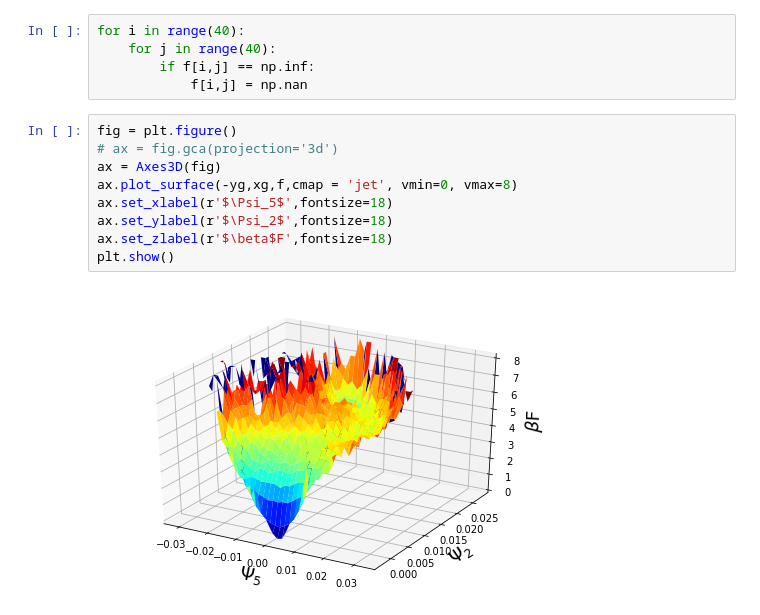
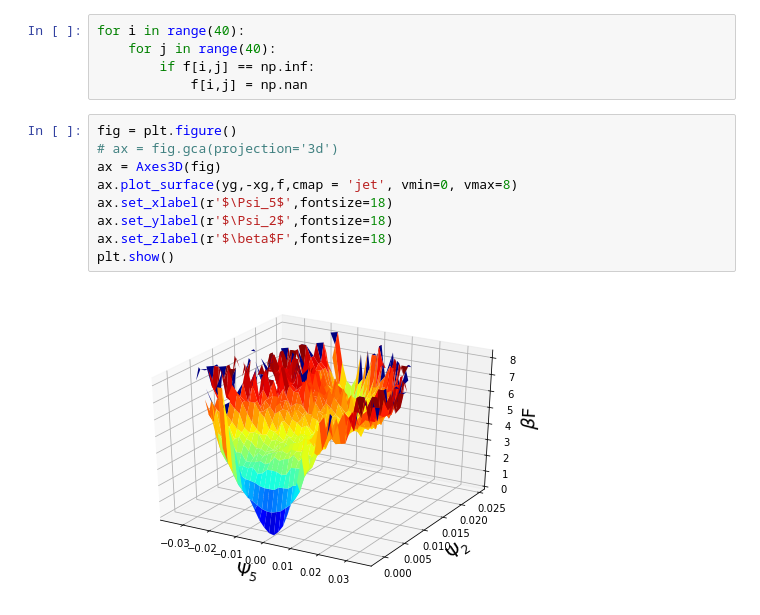
Before and after one commit to berylxzhang/candidacy-pipeline, a Jupyter notebook: 5. h2t series Nystrom Extension.ipynb, the cells around one changed output. Saved outputs shown, nothing was run; the diff lists cells and outputs as text.

```diff
--- a/5. h2t series Nystrom Extension.ipynb
+++ b/5. h2t series Nystrom Extension.ipynb
@@ -189,11 +196,11 @@ for i in range(40):
 # %%
 fig = plt.figure()
 # ax = fig.gca(projection='3d')
 ax = Axes3D(fig)
-ax.plot_surface(-yg,xg,f,cmap = 'jet', vmin=0, vmax=8)
+ax.plot_surface(yg,-xg,f,cmap = 'jet', vmin=0, vmax=8)
 ax.set_xlabel(r'$\Psi_5$',fontsize=18)
 ax.set_ylabel(r'$\Psi_2$',fontsize=18)
 ax.set_zlabel(r'$\beta$F',fontsize=18)
 plt.show()
 # %% [output]
-[figure, old version]
+[figure, new version]
```
Also changed, not shown: parts of 6 cells of this notebook, 14 other files.
